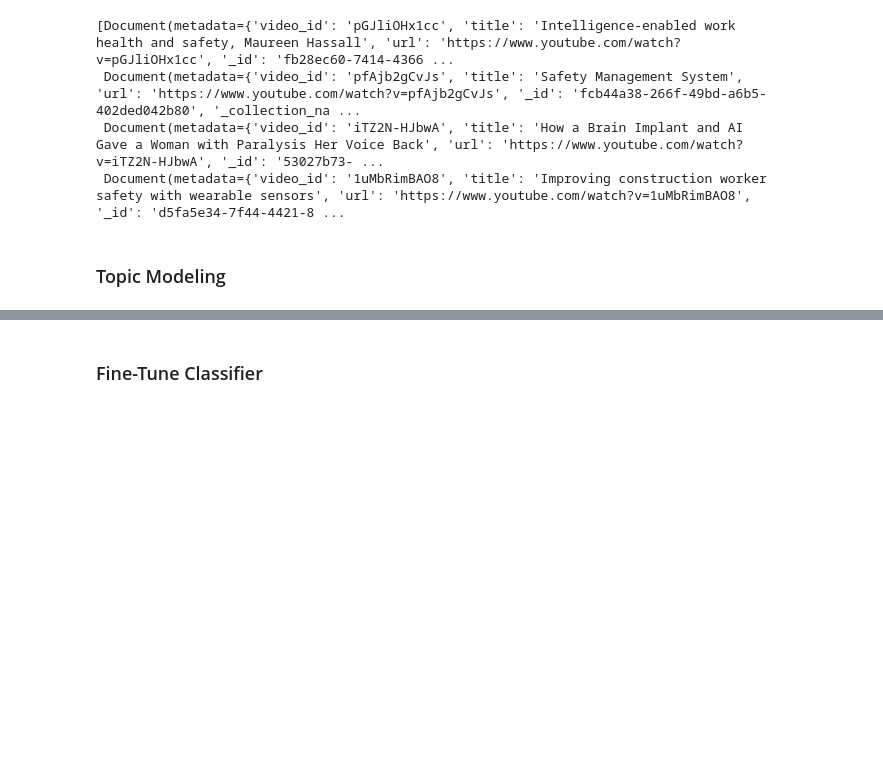
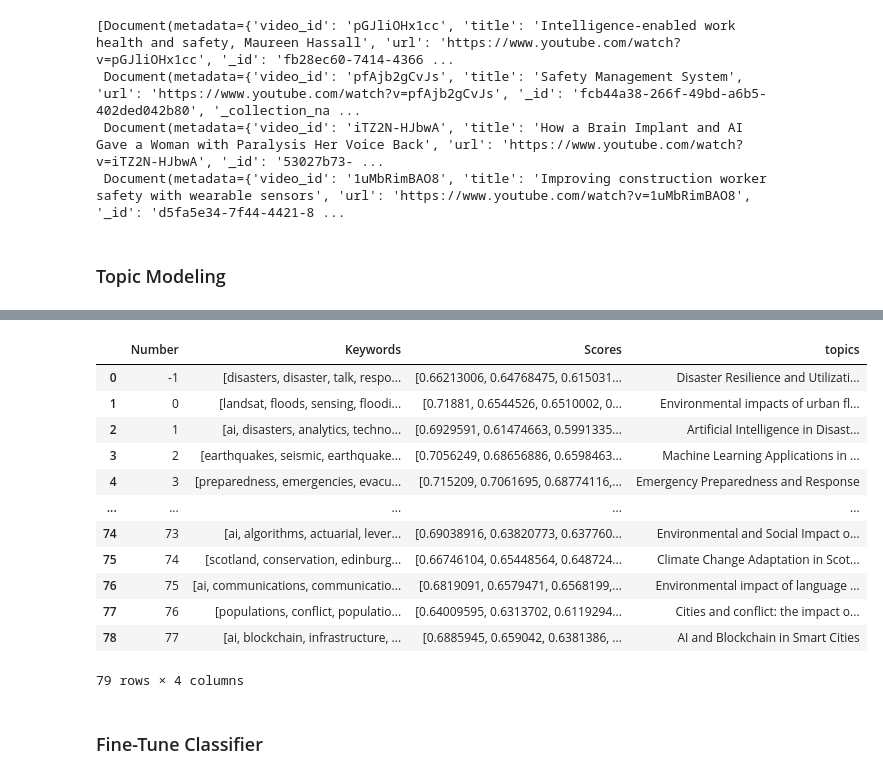
Before and after one commit to sharukat/adersim-dem-hse, a Jupyter notebook: analyse/main.ipynb, the cells around one changed output, grey strips where cells are left out. Drawn from its saved outputs; the diff is of its cells as text; code cells hidden in the pictures; blank space fills up the shorter version.

```diff
--- a/analyse/main.ipynb
+++ b/analyse/main.ipynb
@@ -177,0 +149,18 @@ df1.to_csv(os.path.join(BASE_DATA_PATH, "yt_chunks_qwen2.5-32b-hse.csv"), index=
+# %%
+df_dem = pd.read_csv("data/yt_chunks_llama3.3-70b-dem.csv")
+df_hse = pd.read_csv("data/yt_chunks_llama3.3-70b-hse.csv")
+
+df_dem['token_length'] = count_tokens(df_dem)
+df_dem = df_dem[df_dem['token_length'] >= 100]
+
+df_hse['token_length'] = count_tokens(df_hse)
+df_hse = df_hse[df_hse['token_length'] >= 100]
+
+paragraphs_dem = df_dem['page_content'].tolist()
+paragraphs_hse = df_hse['page_content'].tolist()
+# %%
+BT = BertTopic()
+result_conv_dem = BT.get_topics(paragraphs=paragraphs_dem, filename="topics_conv_dem")
+result_fewshot_dem = BT.get_topics(paragraphs=paragraphs_dem, filename="topics_fewshot_dem", is_few_shot=True, topics_type="dem")
+result_conv_hse = BT.get_topics(paragraphs=paragraphs_hse, filename="topics_conv_hse")
+result_fewshot_hse = BT.get_topics(paragraphs=paragraphs_hse, filename="topics_fewshot_hse", is_few_shot=True, topics_type="hse")
@@ -178,3 +206,19 @@ df1.to_csv(os.path.join(BASE_DATA_PATH, "yt_chunks_qwen2.5-32b-hse.csv"), index=
+# %%
+result_fewshot_dem
+# %% [output]
+|  | Number | Keywords | Scores | topics |
+| 0 | -1 | [disasters, disaster, talk, respo... | [0.66213006, 0.64768475, 0.615031... | Disaster Resilience and Utilizati... |
+| 1 | 0 | [landsat, floods, sensing, floodi... | [0.71881, 0.6544526, 0.6510002, 0... | Environmental impacts of urban fl... |
+| 2 | 1 | [ai, disasters, analytics, techno... | [0.6929591, 0.61474663, 0.5991335... | Artificial Intelligence in Disast... |
+| 3 | 2 | [earthquakes, seismic, earthquake... | [0.7056249, 0.68656886, 0.6598463... | Machine Learning Applications in ... |
+| 4 | 3 | [preparedness, emergencies, evacu... | [0.715209, 0.7061695, 0.68774116,... | Emergency Preparedness and Response |
+| ... | ... | ... | ... | ... |
+| 74 | 73 | [ai, algorithms, actuarial, lever... | [0.69038916, 0.63820773, 0.637760... | Environmental and Social Impact o... |
+| 75 | 74 | [scotland, conservation, edinburg... | [0.66746104, 0.65448564, 0.648724... | Climate Change Adaptation in Scot... |
+| 76 | 75 | [ai, communications, communicatio... | [0.6819091, 0.6579471, 0.6568199,... | Environmental impact of language ... |
+| 77 | 76 | [populations, conflict, populatio... | [0.64009595, 0.6313702, 0.6119294... | Cities and conflict: the impact o... |
+| 78 | 77 | [ai, blockchain, infrastructure, ... | [0.6885945, 0.659042, 0.6381386, ... | AI and Blockchain in Smart Cities |
+79 rows × 4 columns
 # %% [markdown]
 ### Fine-Tune Classifier
 # %%
```
Also changed, not shown: parts of 5 cells of this notebook, 8 other files.
